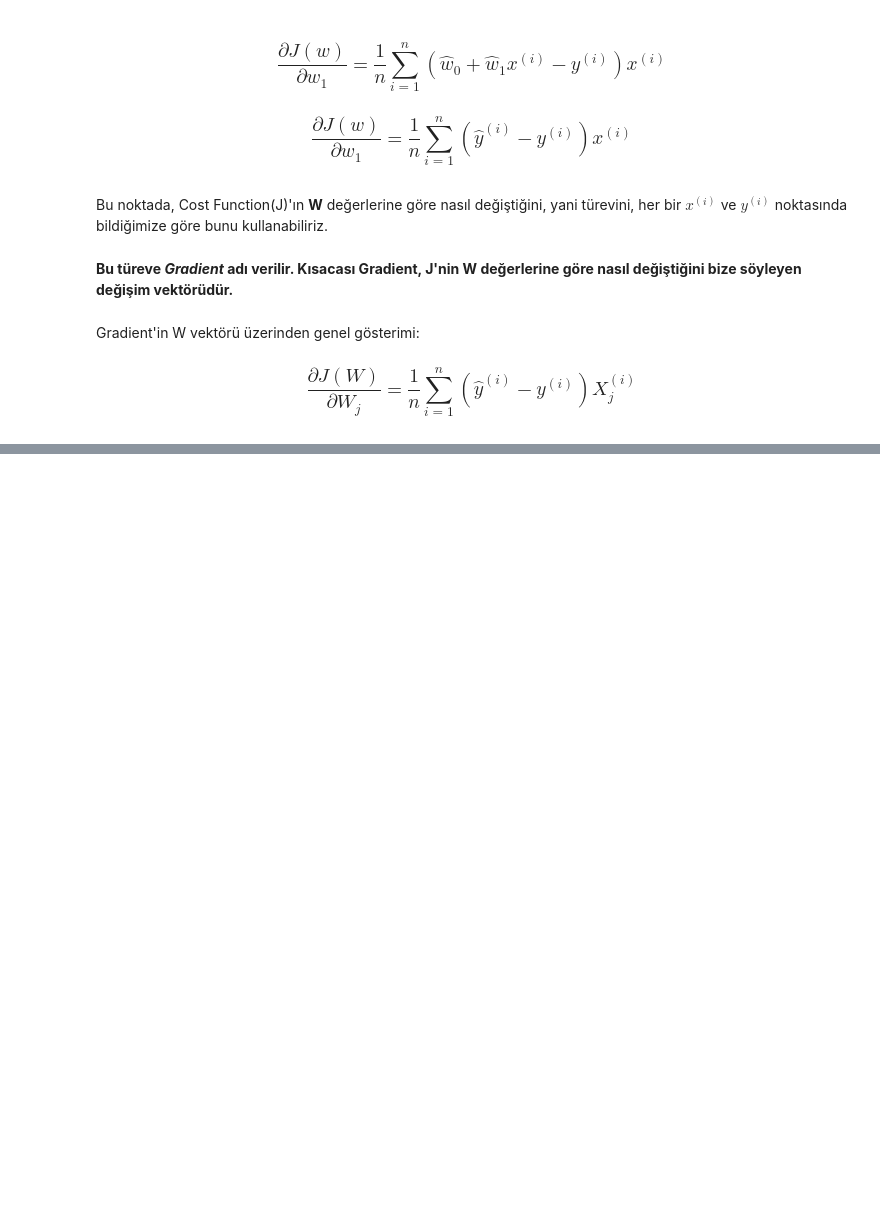
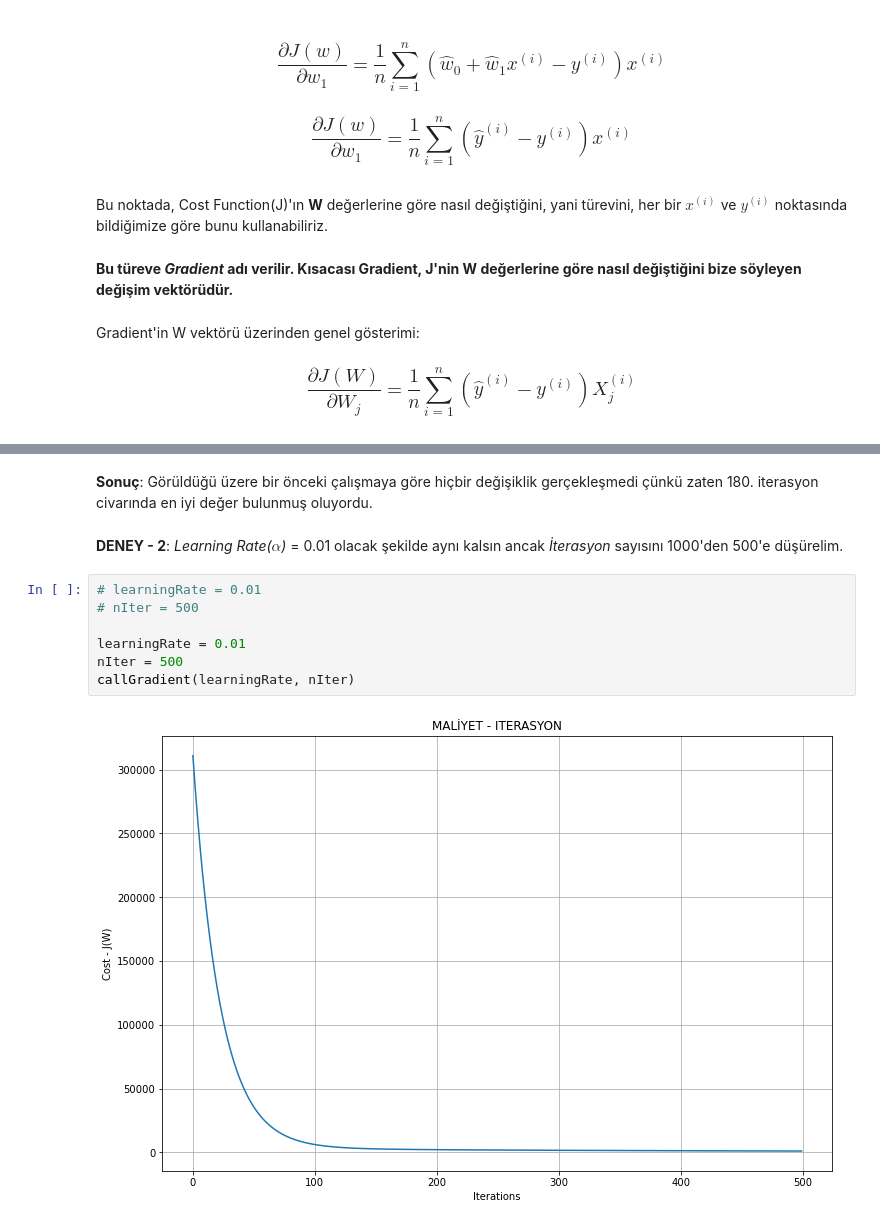
Before and after one commit to halimocakli/IntroductionToMachineLearning, a Jupyter notebook: Machine Learning Tutorial/8- Gradient Descent (Gradyan İnişi)/Gradient_Descent.ipynb, the cells around one changed output, grey strips where cells are left out. Drawn from its saved outputs; the diff is of its cells as text; blank space fills up the shorter version.

```diff
--- a/Machine Learning Tutorial/8- Gradient Descent (Gradyan İnişi)/Gradient_Descent.ipynb
+++ b/Machine Learning Tutorial/8- Gradient Descent (Gradyan İnişi)/Gradient_Descent.ipynb
@@ -258,0 +518,13 @@ Burada **$\alpha$ : learning rate**
+# %% [markdown]
+**Sonuç**: Görüldüğü üzere bir önceki çalışmaya göre hiçbir değişiklik gerçekleşmedi çünkü zaten 180. iterasyon civarında en iyi değer bulunmuş oluyordu.
+# %% [markdown]
+**DENEY - 2**: *Learning Rate($\alpha$)* = 0.01 olacak şekilde aynı kalsın ancak *İterasyon* sayısını 1000'den 500'e düşürelim.
+# %%
+# learningRate = 0.01
+# nIter = 500
+
+learningRate = 0.01
+nIter = 500
+callGradient(learningRate, nIter)
+# %% [output]
+[figure, added]
```
Also changed, not shown: parts of 52 cells of this notebook.
